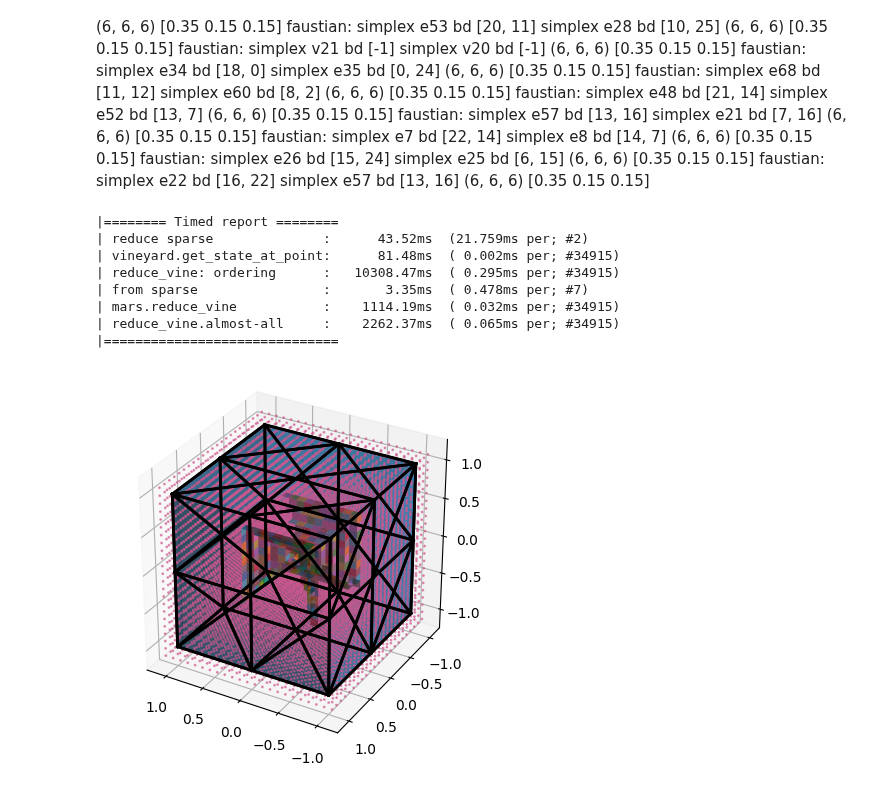
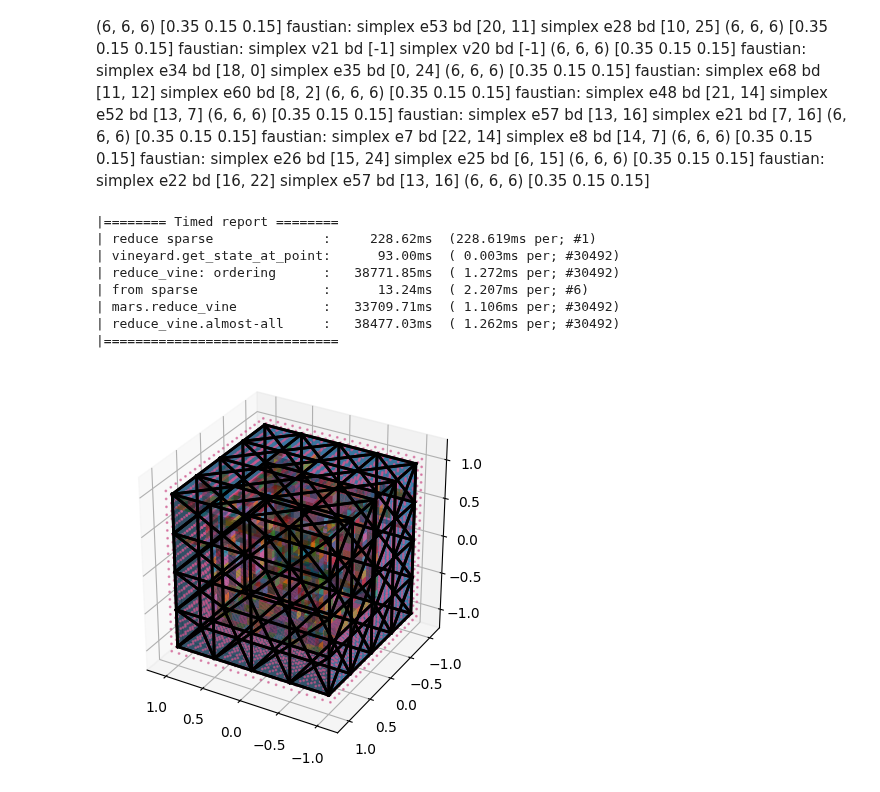
Before and after one commit to medial-ax/medial-ax, a Jupyter notebook: makethings.ipynb, the cells around one changed output. Cells and saved outputs as stored; diff of their text form; code cells hidden in the pictures.

```diff
--- a/makethings.ipynb
+++ b/makethings.ipynb
@@ -34,7 +34,10 @@ def export_obj(ex: ex.Example, complex: cplx.complex, faces: List[np.ndarray]):
     out_name = ex.filename.replace('input', 'output')
     name = out_name.split('/')[-1]
     name = name.split('.')[0]
-    filename = f'output/{name}-GB{ex.grid_buffer}-GS{ex.grid_size}-MA{ex.medial_axis}.obj'
+    filename = f'output/{name}-GB{ex.grid_buffer}-GS{ex.grid_size}-MA{ex.medial_axis}'
+    if ex.prune_eps is not None:
+        filename += f'-peps{ex.prune_eps}'
+    filename += '.obj'
 
     with open(filename, 'w') as f:
         vi = 1
@@ -116,23 +122,20 @@ faustian: simplex e7 bd [22, 14] simplex e8 bd [14, 7] (6, 6, 6) [0.35 0.15 0.15
 faustian: simplex e26 bd [15, 24] simplex e25 bd [6, 15] (6, 6, 6) [0.35 0.15 0.15]
 faustian: simplex e22 bd [16, 22] simplex e57 bd [13, 16] (6, 6, 6) [0.35 0.15 0.15]
 # %%
-example = ex.cube_2
+example = ex.cube_3_three_times_grid
 
 our_complex = inp.read_obj(example.filename)
 gridd = grid.Grid3.from_complex(our_complex, example.grid_size, buffer=example.grid_buffer)
 
 faces = []
+swaps = []
 class vineyard2(vin.vineyard):
   def get_point_key(self, point: np.ndarray):
     return gridd.cell_of(point)
 
   def prune(self, s1: cplx.simplex, s2: cplx.simplex, point_a: np.ndarray, point_b: np.ndarray):
-    if s1.dim() == 0:
-      cob1 = set(our_complex.get_coboundary(s1))
-      cob2 = set(our_complex.get_coboundary(s2))
-      if cob1 & cob2:
-        return True
-    return False
+    swaps.append((s1, s2, point_a, point_b))
+    return vin.prune_euclidean(our_complex, s1,s2,point_a, point_b, example.prune_eps)
 
   def on_faustian(self, s1: cplx.simplex, s2: cplx.simplex, a: np.ndarray, b: np.ndarray):
     super().on_faustian(s1, s2, a, b)
@@ -140,37 +143,37 @@ class vineyard2(vin.vineyard):
       c1 = gridd.cell_of(a)
       c2 = gridd.cell_of(b)
       faces.append(gridd.dual_face(c1, c2))
 
 v = vineyard2(our_complex)
 
 n_edges = gridd.number_of_grid_edges()
 visit_count = 0
 def visit(new_cell: Tuple[int,int,int], old_cell: Tuple[int,int,int]):
   global visit_count
   visit_count += 1
   perf = visit_count / n_edges * 100
   print(f'visiting {visit_count}/{n_edges} ({perf:.1f}%)\r', end='')
   if old_cell is None:
     center_point = gridd.coordinate(new_cell)
     v.reduce(center_point)
   else:
     old_point = gridd.coordinate(old_cell)
     old_state = v.get_state_at_point(old_point)
     new_point = gridd.coordinate(new_cell)
     v.reduce_vine(old_state, new_point)
 
 gridd.flood_fill_visit(gridd.center_index(), visit)
 utils.Timed.report()
 
 ourplot.plot_vineyard_results(our_complex, gridd, faces, CameraOpt(azim=120, elev=30))
 export_obj(example, our_complex, faces)
 # %% [output]
 |======== Timed report ========
-| reduce sparse              :      43.52ms  (21.759ms per; #2)
-| vineyard.get_state_at_point:      81.48ms  ( 0.002ms per; #34915)
-| reduce_vine: ordering      :   10308.47ms  ( 0.295ms per; #34915)
-| from sparse                :       3.35ms  ( 0.478ms per; #7)
-| mars.reduce_vine           :    1114.19ms  ( 0.032ms per; #34915)
-| reduce_vine.almost-all     :    2262.37ms  ( 0.065ms per; #34915)
+| reduce sparse              :     228.62ms  (228.619ms per; #1)
+| vineyard.get_state_at_point:      93.00ms  ( 0.003ms per; #30492)
+| reduce_vine: ordering      :   38771.85ms  ( 1.272ms per; #30492)
+| from sparse                :      13.24ms  ( 2.207ms per; #6)
+| mars.reduce_vine           :   33709.71ms  ( 1.106ms per; #30492)
+| reduce_vine.almost-all     :   38477.03ms  ( 1.262ms per; #30492)
 |==============================
-[figure, old version]
+[figure, new version]
```
Also changed, not shown: parts of 4 cells of this notebook, 6 other files.
